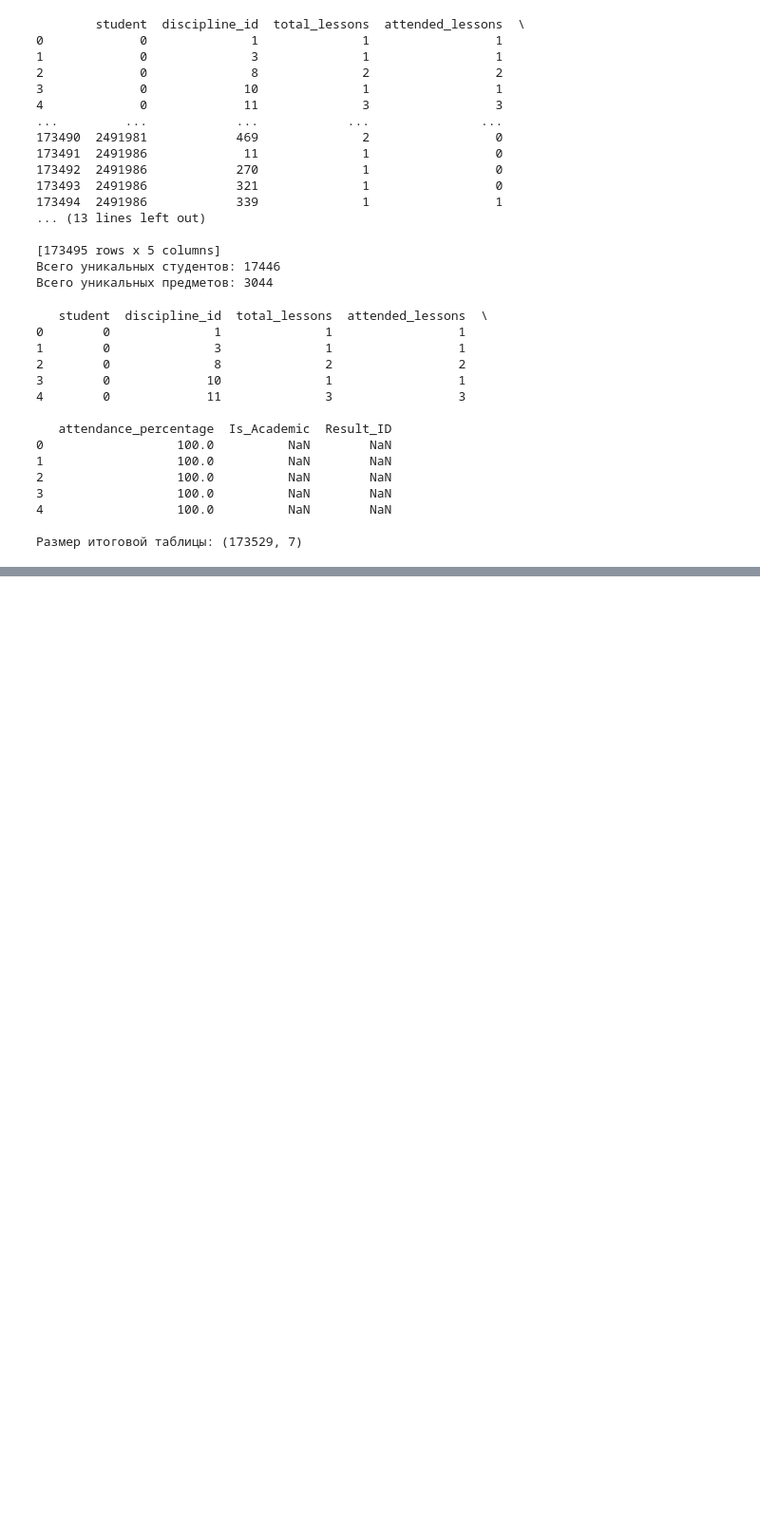
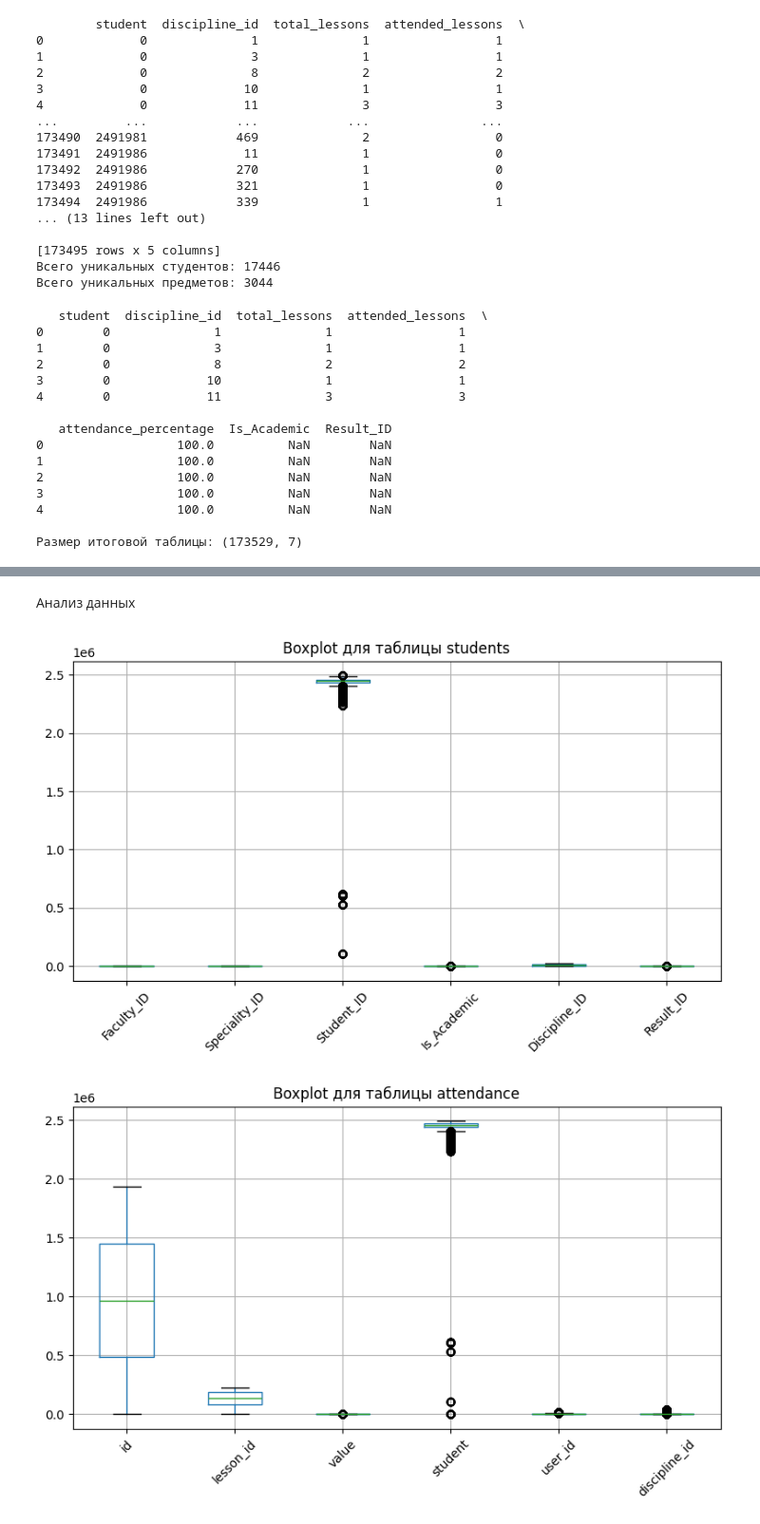
Before and after one commit to Himatora/project_analitics, a Jupyter notebook: Чистка_данных.ipynb, the cells around one changed output, grey strips where cells are left out. Shown at 95% size. Saved outputs shown, nothing was run; the diff lists cells and outputs as text; code cells hidden in the pictures; blank space fills up the shorter version.

```diff
--- a/Чистка_данных.ipynb
+++ b/Чистка_данных.ipynb
@@ -434,3 +434,7 @@ print(f"\nРазмер итоговой таблицы: {result.shape}")
 4                  100.0          NaN        NaN
 
 Размер итоговой таблицы: (173529, 7)
+# %%
+result = result.dropna()
+print(result.head())
+print(f"\nРазмер итоговой таблицы: {result.shape}")
@@ -436,0 +457,23 @@ print(f"\nРазмер итоговой таблицы: {result.shape}")
+# %% [markdown]
+Анализ данных
+# %%
+def create_boxplot(data, title):
+    numeric_data = data.select_dtypes(include='number')  # Только числовые столбцы
+    if numeric_data.empty:
+        print(f"В таблице {title} нет числовых данных для построения графика.")
+        return
+
+    plt.figure(figsize=(8, 5))
+    numeric_data.boxplot()
+    plt.title(f'Boxplot для таблицы {title}')
+    plt.xticks(rotation=45)
+    plt.tight_layout()
+    plt.show()
+
+# Построение графиков для каждой таблицы
+create_boxplot(students, 'students')
+create_boxplot(attendance, 'attendance')
+create_boxplot(result, 'result')
+# %% [output]
+[figure, added]
+[figure, added]
```
Also changed, not shown: parts of 7 cells of this notebook.
